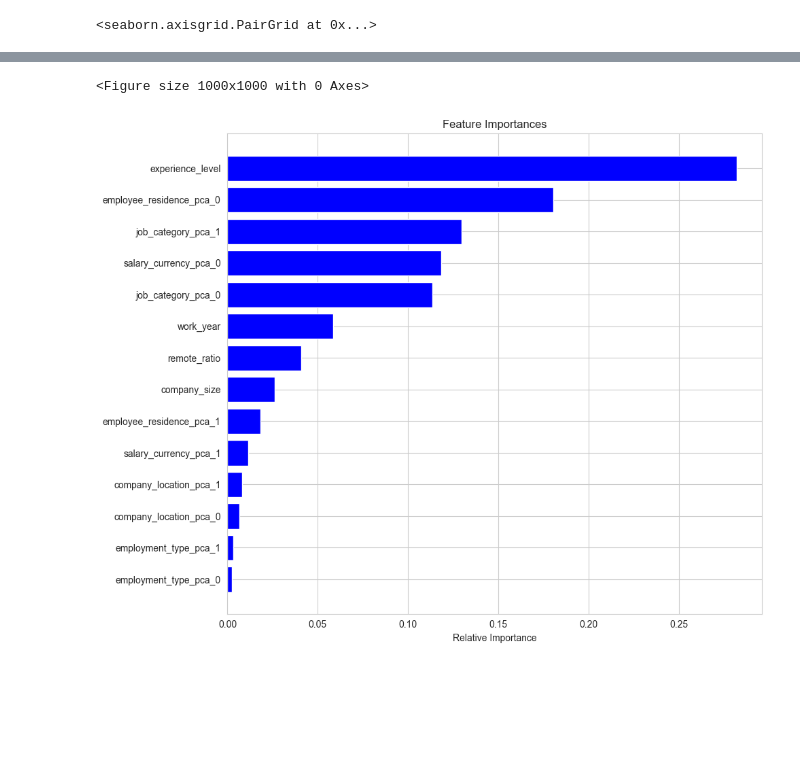
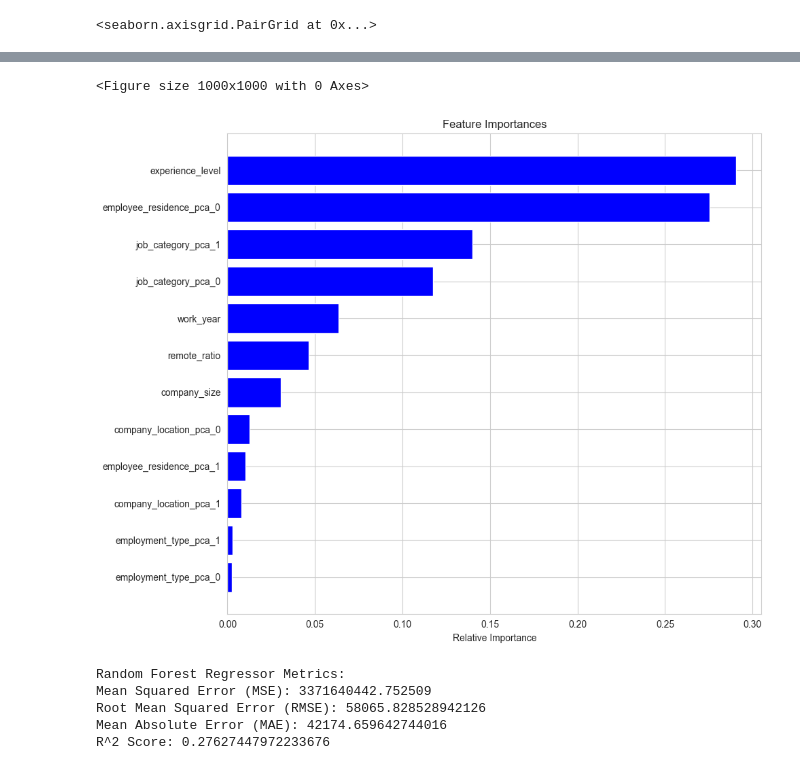
Before and after one commit to nandoj28/DataScienceSalary, a Jupyter notebook: model/main.ipynb, the cells around one changed output, grey strips where cells are left out. Cells and saved outputs as stored; diff of their text form; code cells hidden in the pictures; blank space fills up the shorter version.

```diff
--- a/model/main.ipynb
+++ b/model/main.ipynb
@@ -150,3 +163,16 @@ print(data['job_category'].unique())
+# %%
+# these are oridnal so we can map them to numbers instead of one hot encoding them
+experience_level_mapping = {'EN': 1, 'MI': 2, 'SE': 3, 'EX': 4}
+company_size_mapping = {'S': 1, 'M': 2, 'L': 3}
+remote_ratio_mapping = {0: 0, 50: .5, 100: 1}
+
+data['experience_level'] = data['experience_level'].map(experience_level_mapping)
+data['company_size'] = data['company_size'].map(company_size_mapping)
+data['remote_ratio'] = data['remote_ratio'].map(remote_ratio_mapping)
+# %%
+# Reduce Redundancy
+data = data.drop('salary_currency',axis=1)
+data = data.drop('salary',axis=1)
 # %%
 data.head()
 # %% [output]
@@ -241,26 +239,61 @@ data['company_size'] = data['company_size'].map(company_size_mapping)
 # %%
 # use random forest to see the most important features.
 
-X = data.drop(['salary', 'salary_in_usd'], axis=1)
+X = data.drop(['salary_in_usd'], axis=1)
 y = data['salary_in_usd']
 
 rf = RandomForestRegressor(n_estimators=100, random_state=42)
 rf.fit(X, y)
 
 features = X.columns
 importances = rf.feature_importances_
 plt.clf()
 
 indices = np.argsort(importances)
 
 plt.figure(figsize=(10, 8))
 plt.title('Feature Importances')
 plt.barh(range(len(indices)), importances[indices], color='b', align='center')
 plt.yticks(range(len(indices)), [features[i] for i in indices])
 plt.xlabel('Relative Importance')
 plt.tight_layout()
 plt.show()
 # we can choose which ones to use when creating the model. feature selction
 # %% [output]
 <Figure size 1000x1000 with 0 Axes>
-[figure, old version]
+[figure, new version]
+# %%
+from sklearn.model_selection import train_test_split
+from sklearn.metrics import mean_squared_error, mean_absolute_error, r2_score
+
+# Select the top 10 features based on importance
+top_10_features = [features[i] for i in indices[-12:]]
+
+# Subset the data to include only the top 10 features
+X_top_features = X[top_10_features]
+
+# Split the data into training and testing sets
+X_train, X_test, y_train, y_test = train_test_split(X_top_features, y, test_size=0.2, random_state=42)
+
+# Initialize the models
+rf_model = RandomForestRegressor(n_estimators=100, random_state=42)
+# Placeholder for other models, e.g., XGBoost or LightGBM
+
+# Train the Random Forest model
+rf_model.fit(X_train, y_train)
+
+# Predict on the test set
+y_pred_rf = rf_model.predict(X_test)
+
+# Calculate and print metrics for Random Forest
+print("Random Forest Regressor Metrics:")
+print("Mean Squared Error (MSE):", mean_squared_error(y_test, y_pred_rf))
+print("Root Mean Squared Error (RMSE):", mean_squared_error(y_test, y_pred_rf, squared=False))
+print("Mean Absolute Error (MAE):", mean_absolute_error(y_test, y_pred_rf))
+print("R^2 Score:", r2_score(y_test, y_pred_rf))
+# %% [output]
+Random Forest Regressor Metrics:
+Mean Squared Error (MSE): 3371640442.752509
+Root Mean Squared Error (RMSE): 58065.828528942126
+Mean Absolute Error (MAE): 42174.659642744016
+R^2 Score: 0.27627447972233676
```
Also changed, not shown: parts of 13 cells of this notebook, 1 other file.
